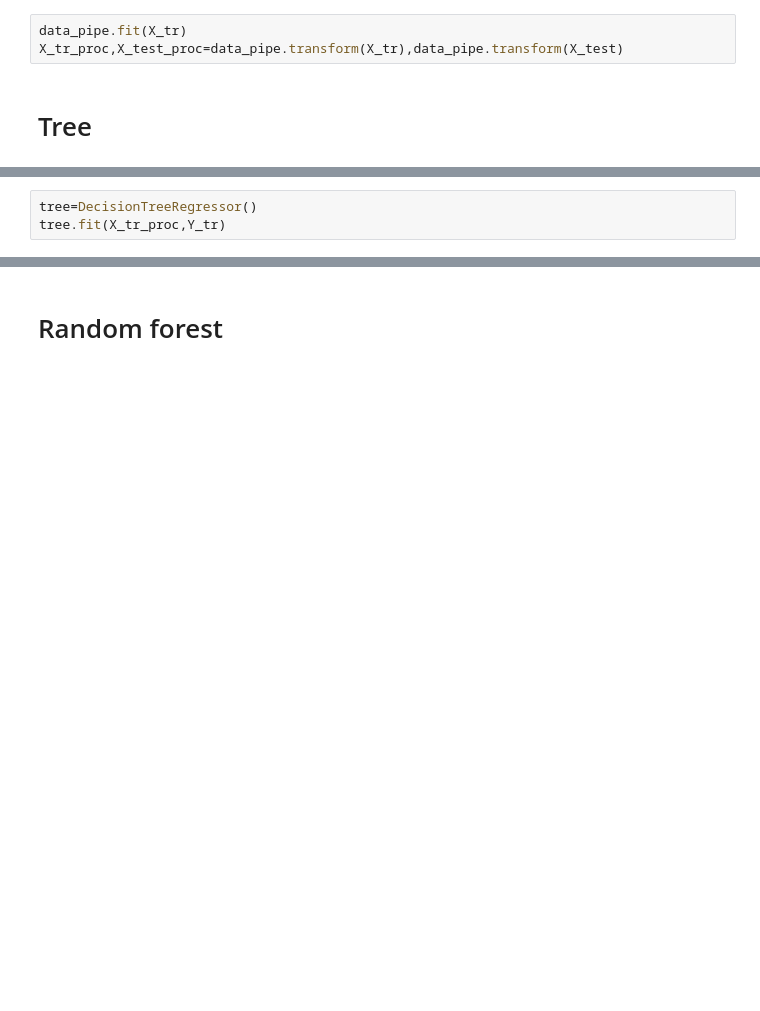
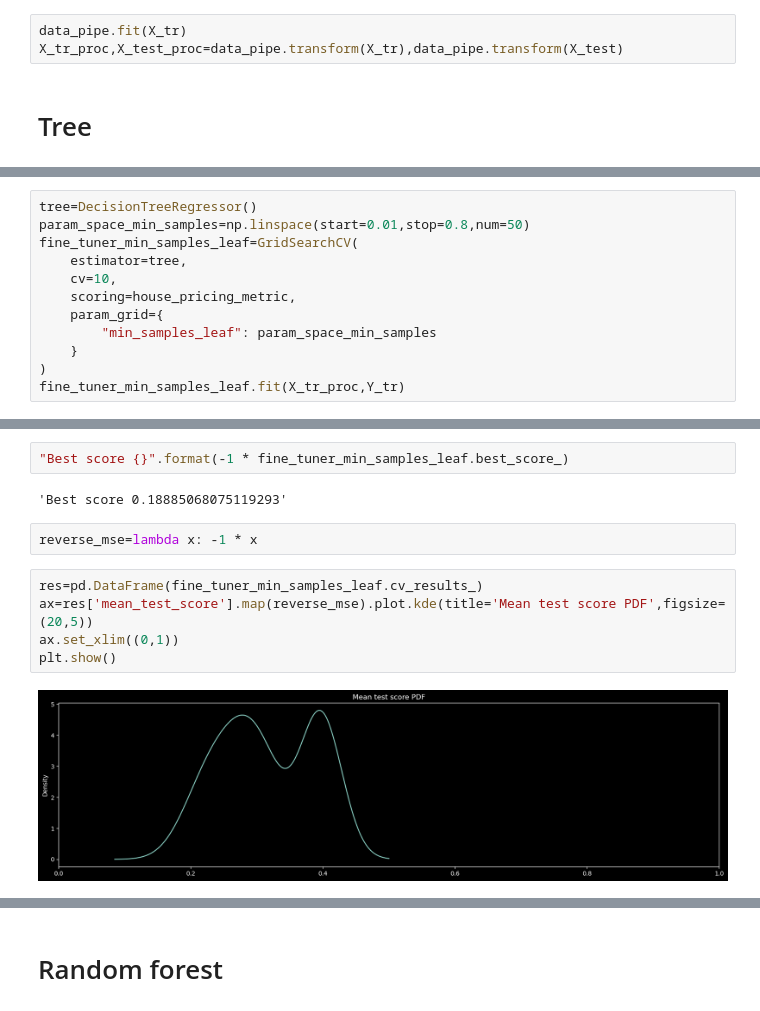
Before and after one commit to viki123v/housing-prices-analysis, a Jupyter notebook: notebooks/regression-trees.ipynb, the cells around one changed output, grey strips where cells are left out. Saved outputs shown, nothing was run; the diff lists cells and outputs as text; blank space fills up the shorter version.

```diff
--- a/notebooks/regression-trees.ipynb
+++ b/notebooks/regression-trees.ipynb
@@ -33,3 +32,0 @@ Najprvin ke go fitnime na train datsetot, pa posle ke go testirame na nego. Idej
-# %%
-tree=DecisionTreeRegressor()
-tree.fit(X_tr_proc,Y_tr)
@@ -37,0 +37,12 @@ DecisionTreeRegressor()
+# %%
+tree=DecisionTreeRegressor()
+param_space_min_samples=np.linspace(start=0.01,stop=0.8,num=50)
+fine_tuner_min_samples_leaf=GridSearchCV(
+    estimator=tree,
+    cv=10,
+    scoring=house_pricing_metric,
+    param_grid={
+        "min_samples_leaf": param_space_min_samples
+    }
+)
+fine_tuner_min_samples_leaf.fit(X_tr_proc,Y_tr)
@@ -37,0 +62,13 @@ DecisionTreeRegressor()
+# %%
+"Best score {}".format(-1 * fine_tuner_min_samples_leaf.best_score_)
+# %% [output]
+'Best score 0.18885068075119293'
+# %%
+reverse_mse=lambda x: -1 * x
+# %%
+res=pd.DataFrame(fine_tuner_min_samples_leaf.cv_results_)
+ax=res['mean_test_score'].map(reverse_mse).plot.kde(title='Mean test score PDF',figsize=(20,5))
+ax.set_xlim((0,1))
+plt.show()
+# %% [output]
+[figure, added]
```
Also changed, not shown: parts of 19 cells of this notebook, 1 other file.
